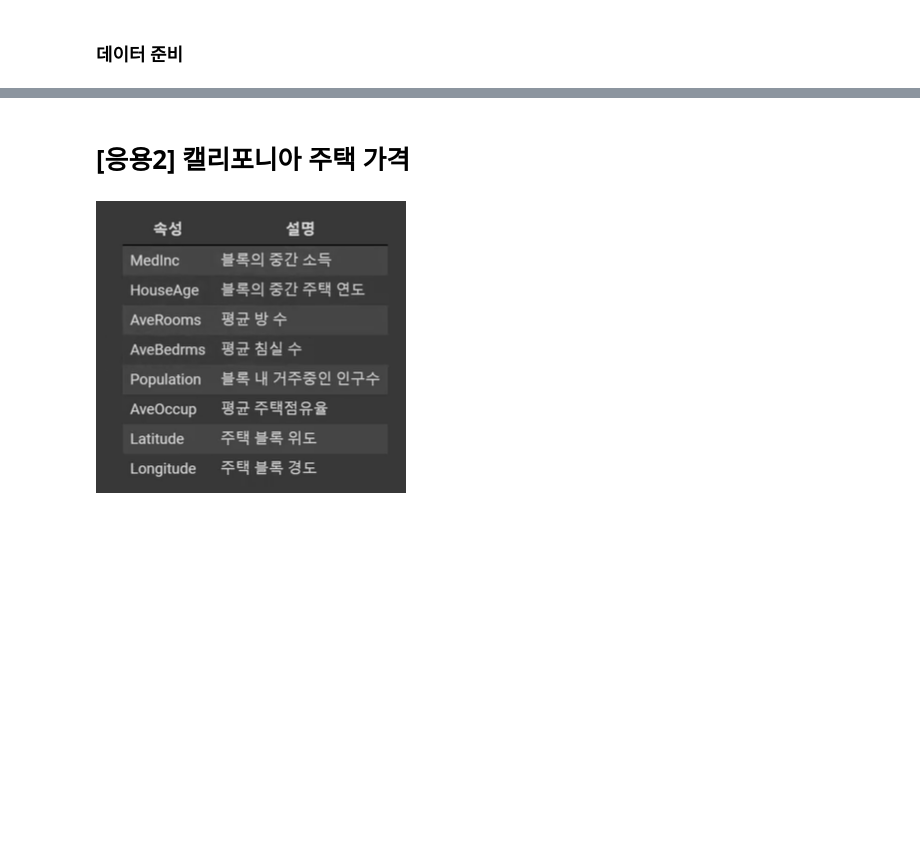
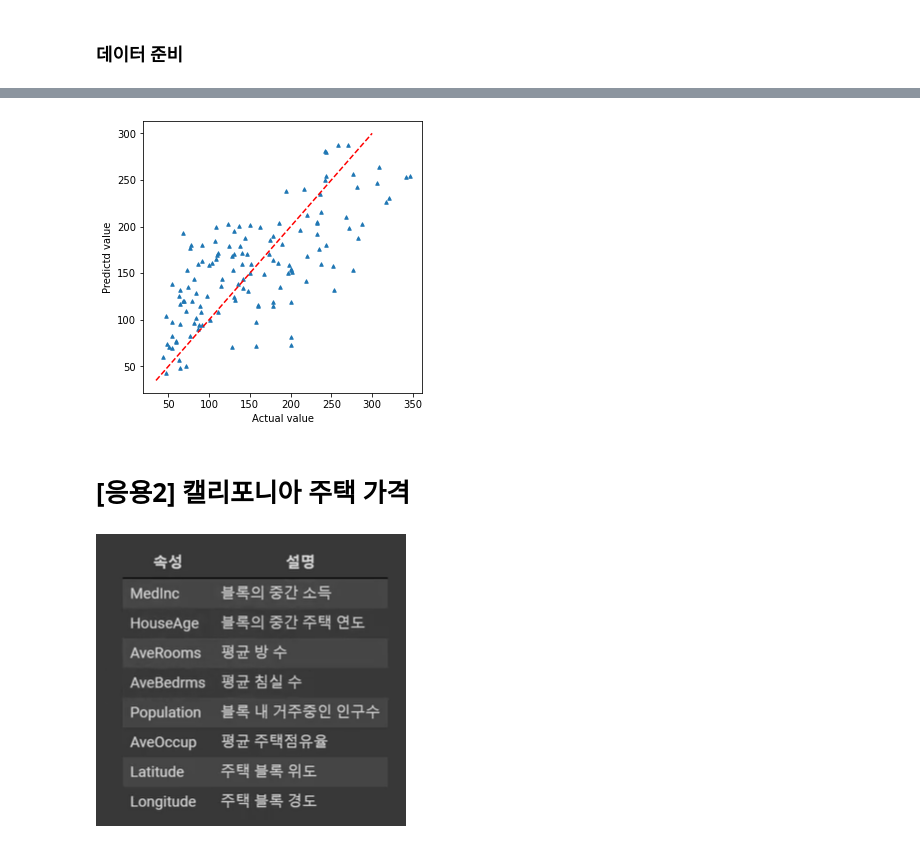
Before and after one commit to happyme2/Bigdata, a Jupyter notebook: Machine Learning/03.다중선형회귀_보스턴집값, 당뇨병데이터,캘리포니아집값.ipynb, the cells around one changed output, grey strips where cells are left out. Cells and saved outputs as stored; diff of their text form; code cells hidden in the pictures; blank space fills up the shorter version.

```diff
--- a/Machine Learning/03.다중선형회귀_보스턴집값, 당뇨병데이터,캘리포니아집값.ipynb
+++ b/Machine Learning/03.다중선형회귀_보스턴집값, 당뇨병데이터,캘리포니아집값.ipynb
@@ -383,0 +452,36 @@ diab = load_diabetes()
+# %%
+### 모델 구축
+from sklearn.linear_model import LinearRegression
+from sklearn.metrics import mean_squared_error, r2_score
+
+# 회귀 모델 객체 생성
+reg = LinearRegression()
+
+#학습 수행
+reg.fit(X_train,y_train)
+
+#회귀계수 및 회귀식
+
+print("Y 절편: {:.3f}".format(reg.intercept_))
+print("회귀 계수:", np.round(reg.coef_,3))
+
+coef = pd.Series(data=np.round(reg.coef_,3),index= diab.feature_names)
+print(coef)
+
+
+# 평가(검증) 데이터로 예측 수행 -> 예측 결과 y_pred구하기
+y_pred = reg.predict(X_test)
+
+### 모델 평가
+mse = mean_squared_error(y_test,y_pred)
+rmse = np.sqrt(mse)
+
+r2 = r2_score(y_test,y_pred)
+
+#수정계수
+n = len(X_train)   #샘플의 수
+k = len(diab.feature_names)   #독립변수의 수
+adj_r2 = 1-((1-r2)*(n-1)/(n-k-1))
+
+print("MSE:{0:.3f}, RMSE:{1:.3f}".format(mse,rmse))
+print("R2: {:3f}".format(r2))
@@ -384,3 +505,14 @@ diab = load_diabetes()
+# %%
+# 실제값 예측값 분포도
+
+plt.figure(figsize=(5,5))
+plt.scatter(y_test,y_pred,marker = '^', s=12)
+plt.plot([35,300],[35,300],c='r',ls='--')
+plt.xlabel("Actual value")
+plt.ylabel("Predictd value")
+plt.show()
+# %% [output]
+[figure, added]
 # %% [markdown]
 # [응용2] 캘리포니아 주택 가격
 # %% [markdown]
```
Also changed, not shown: parts of 23 cells of this notebook.
